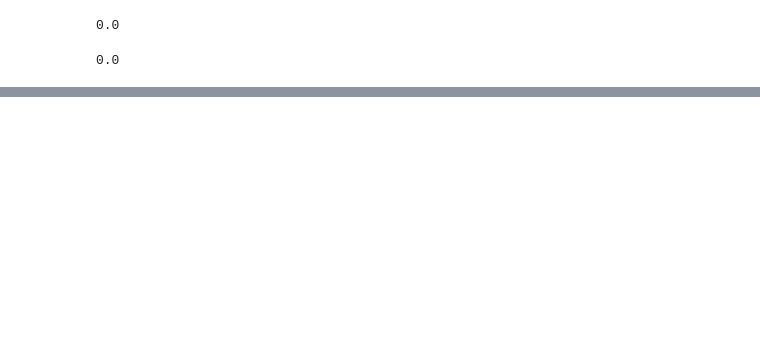
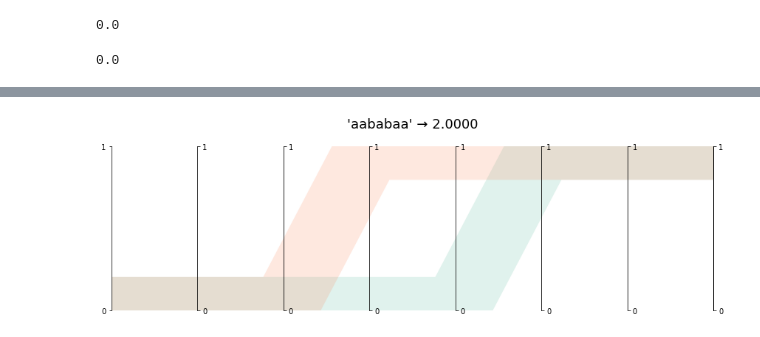
Before and after one commit to lucamarx/pyAutoSpec, a Jupyter notebook: examples/Simple Weighted Automata.ipynb, the cells around one changed output, grey strips where cells are left out. Cells and saved outputs as stored; diff of their text form; code cells hidden in the pictures; blank space fills up the shorter version.

```diff
--- a/examples/Simple Weighted Automata.ipynb
+++ b/examples/Simple Weighted Automata.ipynb
@@ -54,0 +63,4 @@ counter.evaluate("aabaaaaaaab")
+# %%
+counter.transition_plot("aababaa")
+# %% [output]
+[figure, added]
```
Also changed, not shown: parts of 7 cells of this notebook, 1 other file.
